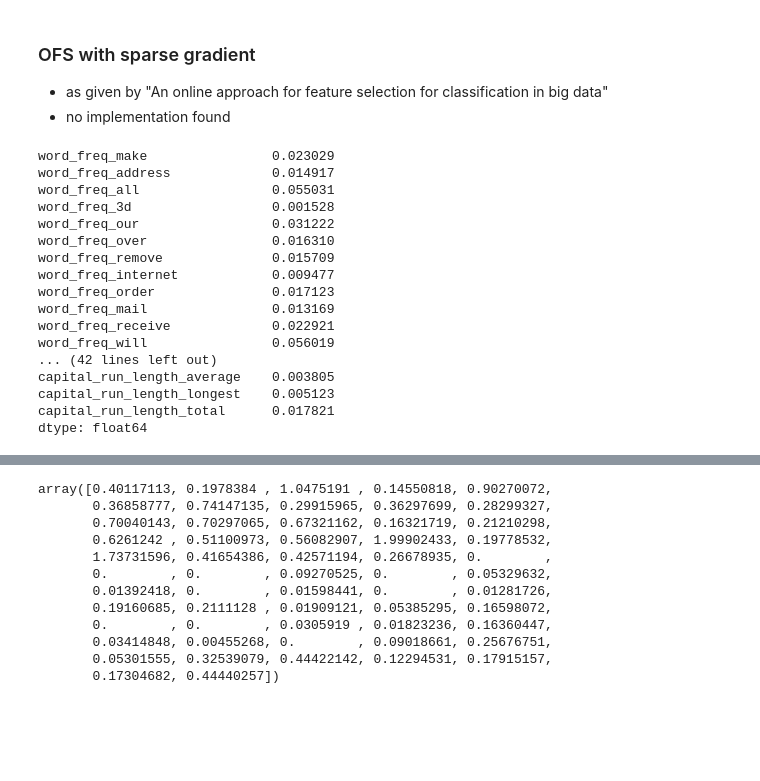
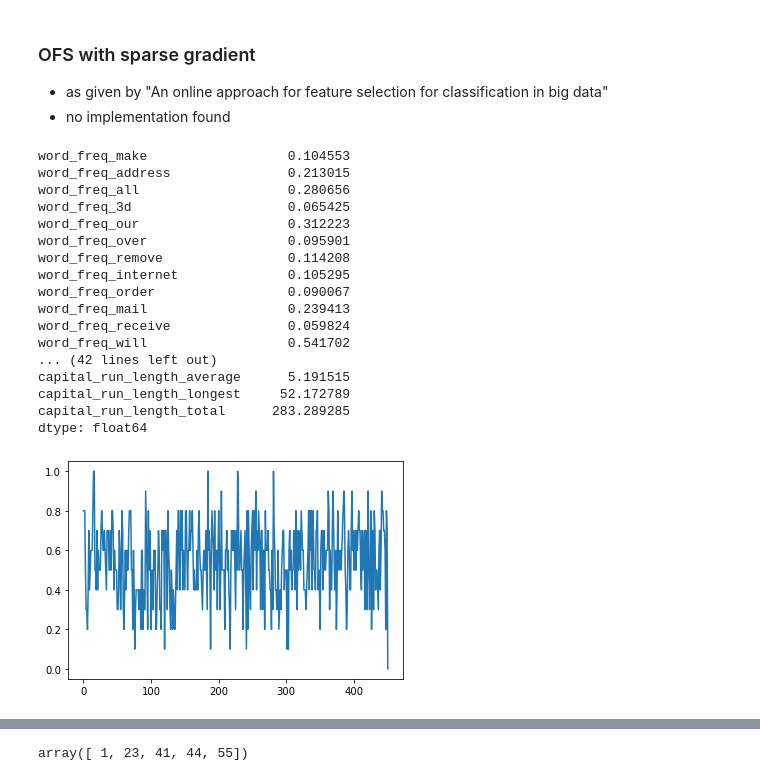
Before and after one commit to JcGKitten/fires, a Jupyter notebook: ofssgr.ipynb, the cells around one changed output, grey strips where cells are left out. Cells and saved outputs as stored; diff of their text form; code cells hidden in the pictures; blank space fills up the shorter version.

```diff
--- a/ofssgr.ipynb
+++ b/ofssgr.ipynb
@@ -5,29 +5,29 @@
 # %%
 #`get mean of dataset
 import pandas as pd
-df = pd.read_csv('datasets/binary/shuffle_spambase_normalized.csv')
+df = pd.read_csv('datasets/binary/shuffle_spambase.csv')
 df = df.drop(labels='class', axis=1)
 ftr_means = df.mean()
 total_mean = ftr_means.mean()
 # %%
 ftr_means
 # %% [output]
-word_freq_make                0.023029
-word_freq_address             0.014917
-word_freq_all                 0.055031
-word_freq_3d                  0.001528
-word_freq_our                 0.031222
-word_freq_over                0.016310
-word_freq_remove              0.015709
-word_freq_internet            0.009477
-word_freq_order               0.017123
-word_freq_mail                0.013169
-word_freq_receive             0.022921
-word_freq_will                0.056019
+word_freq_make                  0.104553
+word_freq_address               0.213015
+word_freq_all                   0.280656
+word_freq_3d                    0.065425
+word_freq_our                   0.312223
+word_freq_over                  0.095901
+word_freq_remove                0.114208
+word_freq_internet              0.105295
+word_freq_order                 0.090067
+word_freq_mail                  0.239413
+word_freq_receive               0.059824
+word_freq_will                  0.541702
 ... (42 lines left out)
-capital_run_length_average    0.003805
-capital_run_length_longest    0.005123
-capital_run_length_total      0.017821
+capital_run_length_average      5.191515
+capital_run_length_longest     52.172789
+capital_run_length_total      283.289285
 dtype: float64
 # %%
 import numpy as np
@@ -78,7 +78,7 @@ from skmultiflow.neural_networks import PerceptronMask
 from sklearn.metrics import accuracy_score
 import matplotlib.pyplot as plt
 
-stream = FileStream('datasets/binary/shuffle_spambase_normalized.csv', target_idx=57)
+stream = FileStream('datasets/binary/shuffle_spambase.csv', target_idx=57)
 stream.prepare_for_use()
 
 x,y = stream.next_sample(batch_size=100)
@@ -87,35 +87,39 @@ predictor.partial_fit(x,y, stream.target_values)
 
 n_selected_ftr = 10
 
-ofssgd = OFSSGD(reduction_threshold=ftr_means, reduction_value=0.02, regularization_param=0.01, step_size=0.2, n_total_ftrs=stream.n_num_features)
+ofssgd = OFSSGD(reduction_threshold=ftr_means, reduction_value=0.2, regularization_param=0.01, step_size=0.2, n_total_ftrs=stream.n_num_features)
 
 accuracy = []
 
-for epoch in range(100):
+for epoch in range(1):
     while stream.has_more_samples():
         # Load a new sample
         x, y = stream.next_sample(batch_size=10)
 
         # Select features
         for idx, label in enumerate(y):
+            if label == 0:
+                label = -1
+
             ofssgd.train(x[idx],label)
 
         selected_ftr = ofssgd.get_weights()
         # Truncate x (retain only selected features, 'remove' all others, e.g. by replacing them with 0)
         x_reduced = np.zeros(x.shape)
         x_reduced[:, selected_ftr] = x[:, selected_ftr]
 
         # Test
         y_pred = predictor.predict(x)
         accuracy.append(accuracy_score(y, y_pred))
 
         # Train
         predictor.partial_fit(x, y)
 
     # Restart the FileStream
     stream.restart()
 
 plt.plot(accuracy)
 plt.show()
 print("Amount of selected features: {}".format(len(selected_ftr)))
 # %% [output]
+[figure, added]
@@ -123,15 +127,4 @@ SyntaxError: invalid syntax (<ipython-input-33-e3b454a82be5>, line 20)
-# %%
-len
-# %% [output]
-array([0.40117113, 0.1978384 , 1.0475191 , 0.14550818, 0.90270072,
-       0.36858777, 0.74147135, 0.29915965, 0.36297699, 0.28299327,
-       0.70040143, 0.70297065, 0.67321162, 0.16321719, 0.21210298,
-       0.6261242 , 0.51100973, 0.56082907, 1.99902433, 0.19778532,
-       1.73731596, 0.41654386, 0.42571194, 0.26678935, 0.        ,
-       0.        , 0.        , 0.09270525, 0.        , 0.05329632,
-       0.01392418, 0.        , 0.01598441, 0.        , 0.01281726,
-       0.19160685, 0.2111128 , 0.01909121, 0.05385295, 0.16598072,
-       0.        , 0.        , 0.0305919 , 0.01823236, 0.16360447,
-       0.03414848, 0.00455268, 0.        , 0.09018661, 0.25676751,
-       0.05301555, 0.32539079, 0.44422142, 0.12294531, 0.17915157,
-       0.17304682, 0.44440257])
+# %%
+selected_ftr
+# %% [output]
+array([ 1, 23, 41, 44, 55])
```
Also changed, not shown: parts of 1 cell of this notebook, 4 other files.
